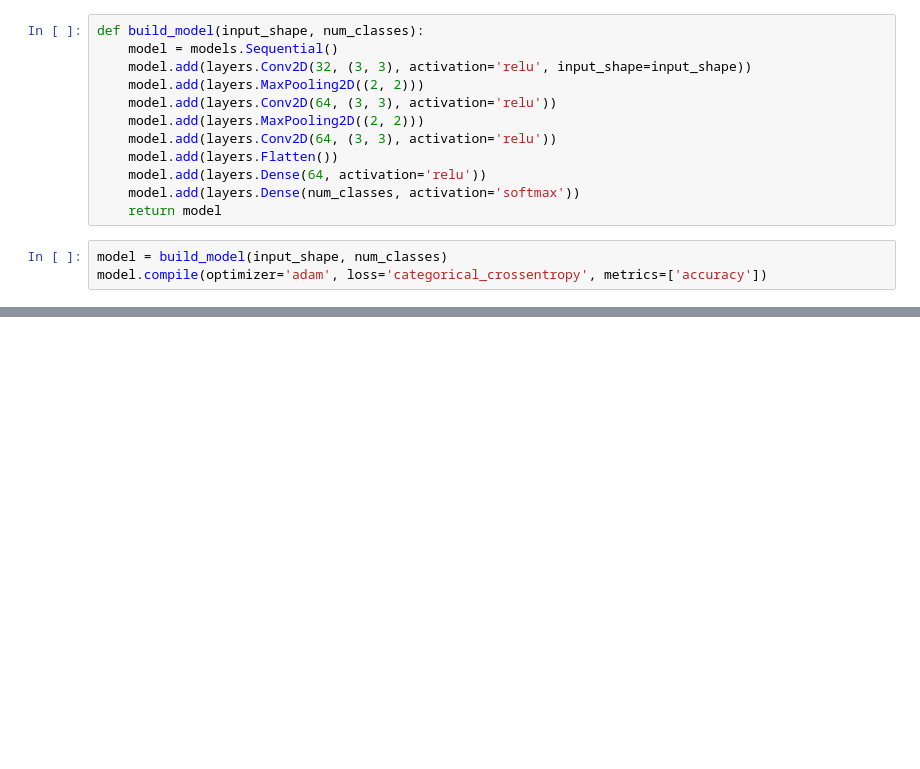
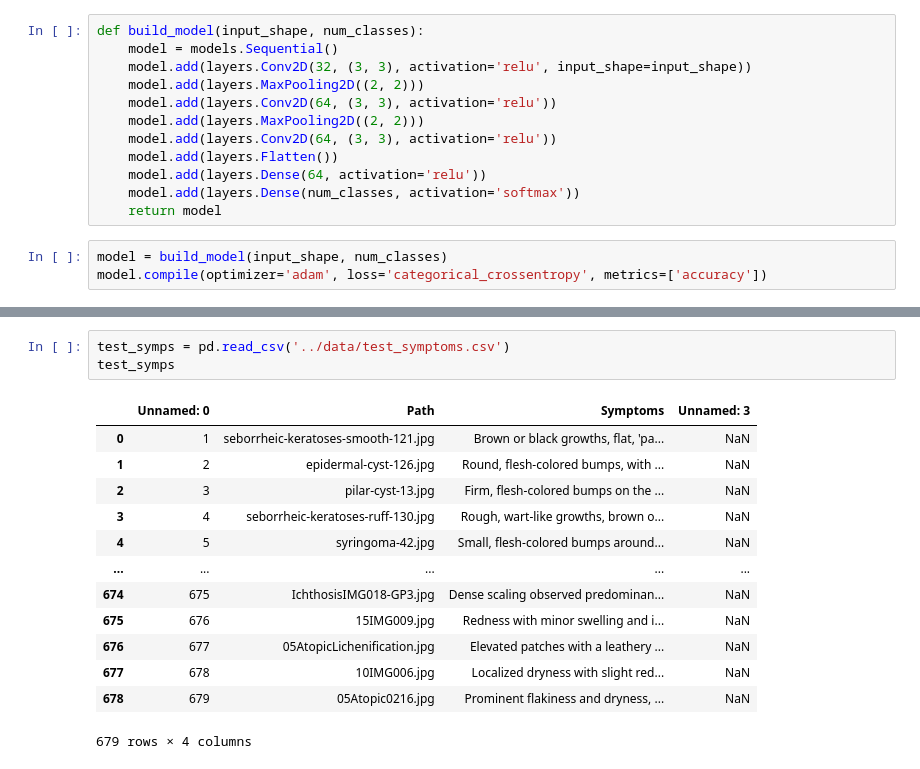
Before and after one commit to svmiko/skindiagnosis, a Jupyter notebook: notebooks/cnn_2class.ipynb, the cells around one changed output, grey strips where cells are left out. Drawn from its saved outputs; the diff is of its cells as text; blank space fills up the shorter version.

Commit message:
Uploaded labelled test data with image path and symptoms

```diff
--- a/notebooks/cnn_2class.ipynb
+++ b/notebooks/cnn_2class.ipynb
@@ -187,0 +381,17 @@ Test accuracy: 0.6254635453224182
+# %%
+test_symps = pd.read_csv('../data/test_symptoms.csv')
+test_symps
+# %% [output]
+|  | Unnamed: 0 | Path | Symptoms | Unnamed: 3 |
+| 0 | 1 | seborrheic-keratoses-smooth-121.jpg | Brown or black growths, flat, 'pa... | NaN |
+| 1 | 2 | epidermal-cyst-126.jpg | Round, flesh-colored bumps, with ... | NaN |
+| 2 | 3 | pilar-cyst-13.jpg | Firm, flesh-colored bumps on the ... | NaN |
+| 3 | 4 | seborrheic-keratoses-ruff-130.jpg | Rough, wart-like growths, brown o... | NaN |
+| 4 | 5 | syringoma-42.jpg | Small, flesh-colored bumps around... | NaN |
+| ... | ... | ... | ... | ... |
+| 674 | 675 | IchthosisIMG018-GP3.jpg | Dense scaling observed predominan... | NaN |
+| 675 | 676 | 15IMG009.jpg | Redness with minor swelling and i... | NaN |
+| 676 | 677 | 05AtopicLichenification.jpg | Elevated patches with a leathery ... | NaN |
+| 677 | 678 | 10IMG006.jpg | Localized dryness with slight red... | NaN |
+| 678 | 679 | 05Atopic0216.jpg | Prominent flakiness and dryness, ... | NaN |
+679 rows × 4 columns
```
Also changed, not shown: parts of 25 cells of this notebook, 2 other files.
